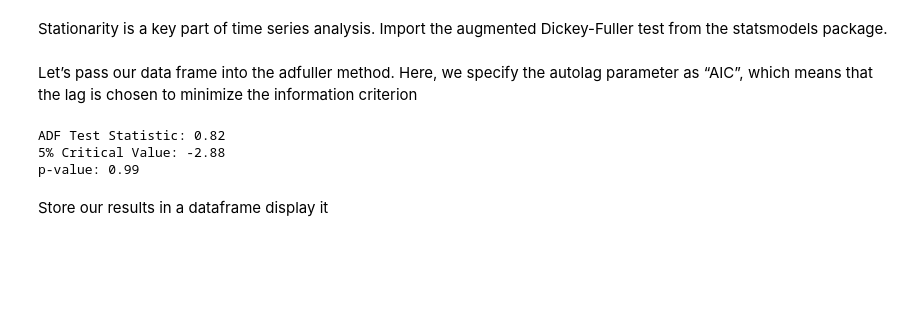
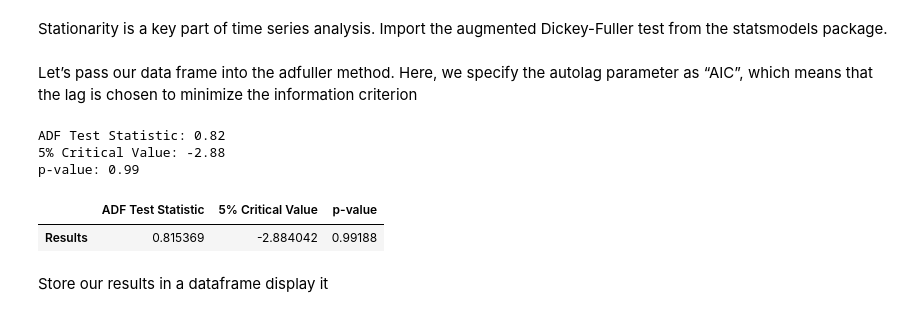
Before and after one commit to eric-martinet/IRONLABS, a Jupyter notebook: Module02/Lab_21_Time-Series-Models/main.ipynb, the cells around one changed output. Cells and saved outputs as stored; diff of their text form; code cells hidden in the pictures; blank space fills up the shorter version.

```diff
--- a/Module02/Lab_21_Time-Series-Models/main.ipynb
+++ b/Module02/Lab_21_Time-Series-Models/main.ipynb
@@ -71,12 +71,16 @@ Here, we specify the autolag parameter as “AIC”, which means that the lag is
 # %%
 result = adfuller(data.Passengers, autolag='AIC')
 print('ADF Test Statistic: %.2f' % result[0])
 print('5%% Critical Value: %.2f' % result[4]['5%'])
 print('p-value: %.2f' % result[1])
+
+pd.DataFrame([[result[0], result[4]['5%'], result[1]]], columns = ['ADF Test Statistic', '5% Critical Value', 'p-value'], index = ['Results'])
 # %% [output]
 ADF Test Statistic: 0.82
 5% Critical Value: -2.88
 p-value: 0.99
+|  | ADF Test Statistic | 5% Critical Value | p-value |
+| Results | 0.815369 | -2.884042 | 0.99188 |
 # %% [markdown]
 Store our results in a dataframe display it
 # %% [markdown]
```
Also changed, not shown: parts of 7 cells of this notebook.
